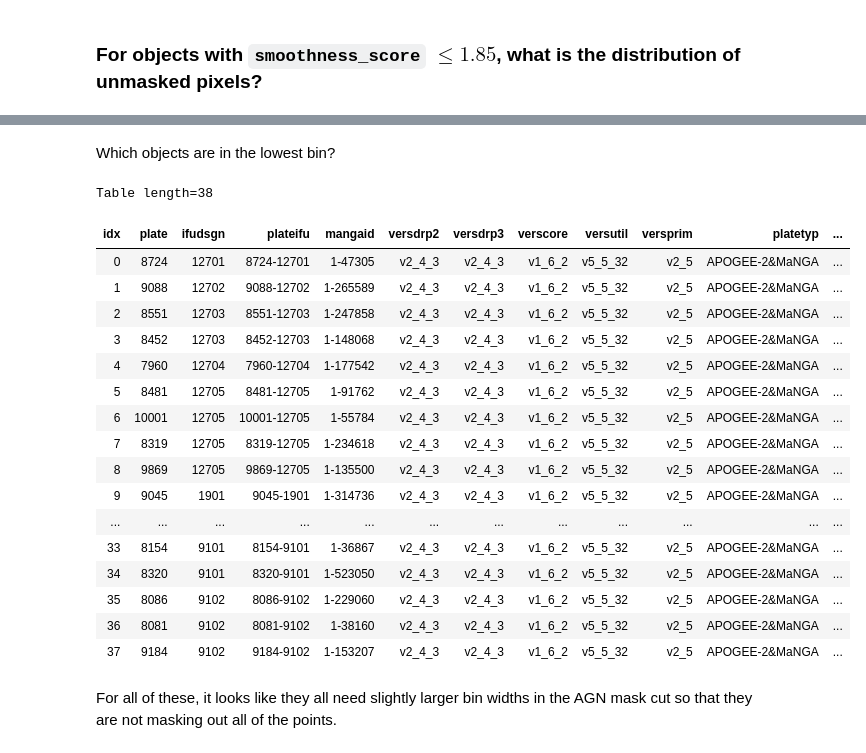
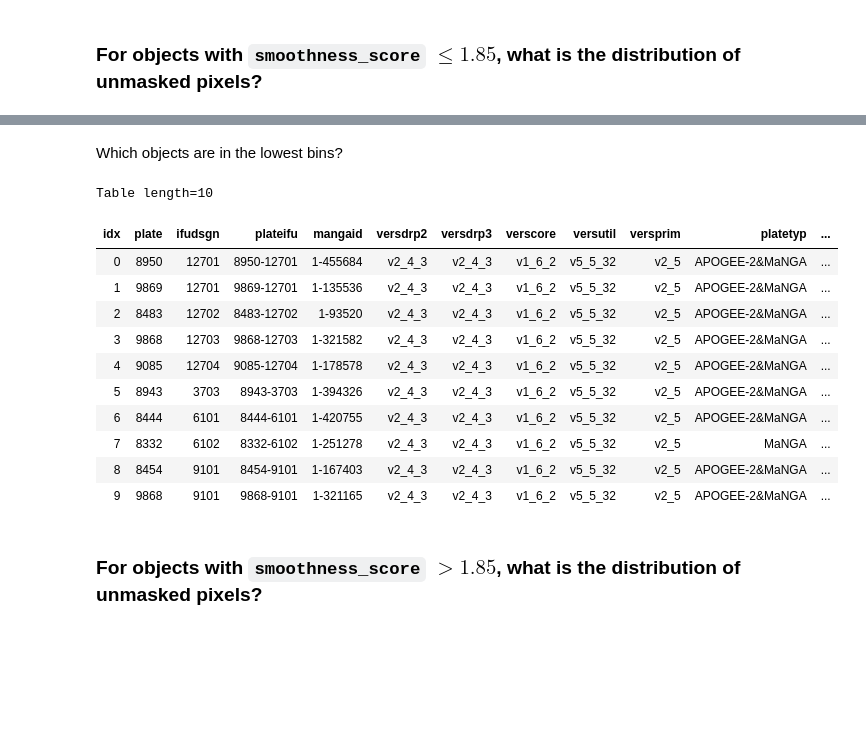
Before and after one commit to kadglass/RotationCurves, a Jupyter notebook: notebooks/Map_fraction_cut.ipynb, the cells around one changed output, grey strips where cells are left out. Cells and saved outputs as stored; diff of their text form; code cells hidden in the pictures; blank space fills up the shorter version.

```diff
--- a/notebooks/Map_fraction_cut.ipynb
+++ b/notebooks/Map_fraction_cut.ipynb
@@ -18,11 +19,11 @@ from DRP_vel_map import fit_vel_map
 from DRP_vel_map_functions import build_map_mask
 from file_io import fillin_output_table
 # %%
-MANGA_FOLDER = '/Users/kellydouglass/Documents/Research/data/SDSS/dr16/manga/spectro/'
-#MANGA_FOLDER = '/home/kelly/Documents/Data/SDSS/dr16/manga/spectro/'
+#MANGA_FOLDER = '/Users/kellydouglass/Documents/Research/data/SDSS/dr16/manga/spectro/'
+MANGA_FOLDER = '/home/kelly/Documents/Data/SDSS/dr16/manga/spectro/'
 VEL_MAP_FOLDER = MANGA_FOLDER + 'analysis/v2_4_3/2.2.1/HYB10-GAU-MILESHC/'
 # %%
-fits_filename = '../spirals/DRP_vel_map_results_BB_smooth_lt_1p85_v6.fits'
+fits_filename = '../spirals/DRP_vel_map_results_BB_smooth_lt_1.85.fits'
 
 fits = Table.read(fits_filename, format='fits')
 # %% [markdown]
@@ -85,28 +88,22 @@ plt.tight_layout();
 [interactive output not drawn]
 [interactive output not drawn]
 # %% [markdown]
-Which objects are in the lowest bin?
+Which objects are in the lowest bins?
 # %%
-fits[(fits['frac_unmasked'] <= 0.01) & (fits['smoothness_score'] <= 1.85)].show_in_notebook()
+fits[(fits['frac_unmasked'] <= 0.06) & (fits['frac_unmasked'] >= 0.05) & (fits['smoothness_score'] <= 1.85)].show_in_notebook()
 # %% [output]
-Table length=38
+Table length=10
 | idx | plate | ifudsgn | plateifu | mangaid | versdrp2 | versdrp3 | verscore | versutil | versprim | platetyp | ... |
-| 0 | 8724 | 12701 | 8724-12701 | 1-47305 | v2_4_3 | v2_4_3 | v1_6_2 | v5_5_32 | v2_5 | APOGEE-2&MaNGA | ... |
-| 1 | 9088 | 12702 | 9088-12702 | 1-265589 | v2_4_3 | v2_4_3 | v1_6_2 | v5_5_32 | v2_5 | APOGEE-2&MaNGA | ... |
-| 2 | 8551 | 12703 | 8551-12703 | 1-247858 | v2_4_3 | v2_4_3 | v1_6_2 | v5_5_32 | v2_5 | APOGEE-2&MaNGA | ... |
-| 3 | 8452 | 12703 | 8452-12703 | 1-148068 | v2_4_3 | v2_4_3 | v1_6_2 | v5_5_32 | v2_5 | APOGEE-2&MaNGA | ... |
-| 4 | 7960 | 12704 | 7960-12704 | 1-177542 | v2_4_3 | v2_4_3 | v1_6_2 | v5_5_32 | v2_5 | APOGEE-2&MaNGA | ... |
-| 5 | 8481 | 12705 | 8481-12705 | 1-91762 | v2_4_3 | v2_4_3 | v1_6_2 | v5_5_32 | v2_5 | APOGEE-2&MaNGA | ... |
-| 6 | 10001 | 12705 | 10001-12705 | 1-55784 | v2_4_3 | v2_4_3 | v1_6_2 | v5_5_32 | v2_5 | APOGEE-2&MaNGA | ... |
-| 7 | 8319 | 12705 | 8319-12705 | 1-234618 | v2_4_3 | v2_4_3 | v1_6_2 | v5_5_32 | v2_5 | APOGEE-2&MaNGA | ... |
-| 8 | 9869 | 12705 | 9869-12705 | 1-135500 | v2_4_3 | v2_4_3 | v1_6_2 | v5_5_32 | v2_5 | APOGEE-2&MaNGA | ... |
-| 9 | 9045 | 1901 | 9045-1901 | 1-314736 | v2_4_3 | v2_4_3 | v1_6_2 | v5_5_32 | v2_5 | APOGEE-2&MaNGA | ... |
-| ... | ... | ... | ... | ... | ... | ... | ... | ... | ... | ... | ... |
-| 33 | 8154 | 9101 | 8154-9101 | 1-36867 | v2_4_3 | v2_4_3 | v1_6_2 | v5_5_32 | v2_5 | APOGEE-2&MaNGA | ... |
-| 34 | 8320 | 9101 | 8320-9101 | 1-523050 | v2_4_3 | v2_4_3 | v1_6_2 | v5_5_32 | v2_5 | APOGEE-2&MaNGA | ... |
-| 35 | 8086 | 9102 | 8086-9102 | 1-229060 | v2_4_3 | v2_4_3 | v1_6_2 | v5_5_32 | v2_5 | APOGEE-2&MaNGA | ... |
-| 36 | 8081 | 9102 | 8081-9102 | 1-38160 | v2_4_3 | v2_4_3 | v1_6_2 | v5_5_32 | v2_5 | APOGEE-2&MaNGA | ... |
-| 37 | 9184 | 9102 | 9184-9102 | 1-153207 | v2_4_3 | v2_4_3 | v1_6_2 | v5_5_32 | v2_5 | APOGEE-2&MaNGA | ... |
+| 0 | 8950 | 12701 | 8950-12701 | 1-455684 | v2_4_3 | v2_4_3 | v1_6_2 | v5_5_32 | v2_5 | APOGEE-2&MaNGA | ... |
+| 1 | 9869 | 12701 | 9869-12701 | 1-135536 | v2_4_3 | v2_4_3 | v1_6_2 | v5_5_32 | v2_5 | APOGEE-2&MaNGA | ... |
+| 2 | 8483 | 12702 | 8483-12702 | 1-93520 | v2_4_3 | v2_4_3 | v1_6_2 | v5_5_32 | v2_5 | APOGEE-2&MaNGA | ... |
+| 3 | 9868 | 12703 | 9868-12703 | 1-321582 | v2_4_3 | v2_4_3 | v1_6_2 | v5_5_32 | v2_5 | APOGEE-2&MaNGA | ... |
+| 4 | 9085 | 12704 | 9085-12704 | 1-178578 | v2_4_3 | v2_4_3 | v1_6_2 | v5_5_32 | v2_5 | APOGEE-2&MaNGA | ... |
+| 5 | 8943 | 3703 | 8943-3703 | 1-394326 | v2_4_3 | v2_4_3 | v1_6_2 | v5_5_32 | v2_5 | APOGEE-2&MaNGA | ... |
+| 6 | 8444 | 6101 | 8444-6101 | 1-420755 | v2_4_3 | v2_4_3 | v1_6_2 | v5_5_32 | v2_5 | APOGEE-2&MaNGA | ... |
+| 7 | 8332 | 6102 | 8332-6102 | 1-251278 | v2_4_3 | v2_4_3 | v1_6_2 | v5_5_32 | v2_5 | MaNGA | ... |
+| 8 | 8454 | 9101 | 8454-9101 | 1-167403 | v2_4_3 | v2_4_3 | v1_6_2 | v5_5_32 | v2_5 | APOGEE-2&MaNGA | ... |
+| 9 | 9868 | 9101 | 9868-9101 | 1-321165 | v2_4_3 | v2_4_3 | v1_6_2 | v5_5_32 | v2_5 | APOGEE-2&MaNGA | ... |
 # %% [markdown]
-For all of these, it looks like they all need slightly larger bin widths in the AGN mask cut so that they are not masking out all of the points.
+### For objects with `smoothness_score` $> 1.85$, what is the distribution of unmasked pixels?
 # %%
```
Also changed, not shown: parts of 5 cells of this notebook, 2 other files.
